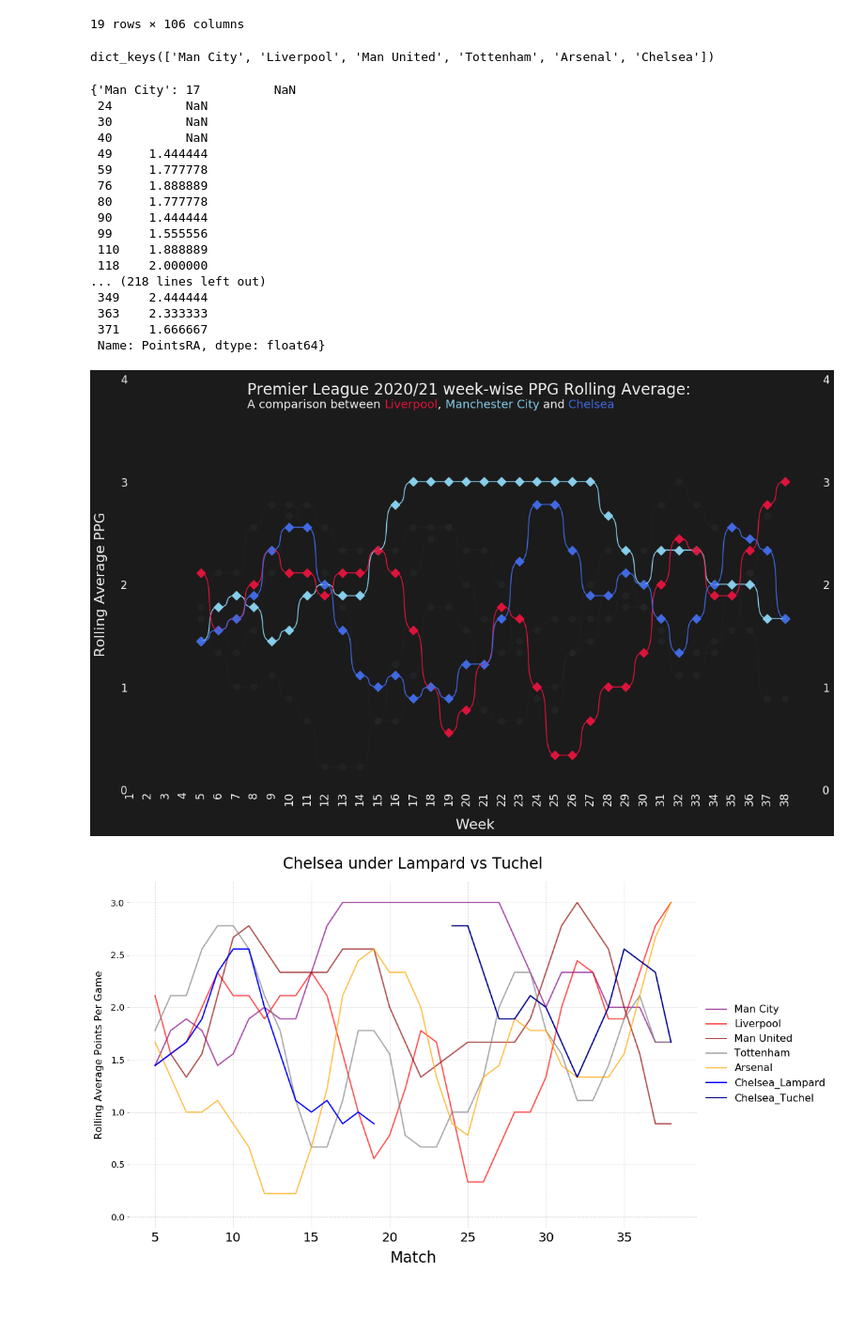
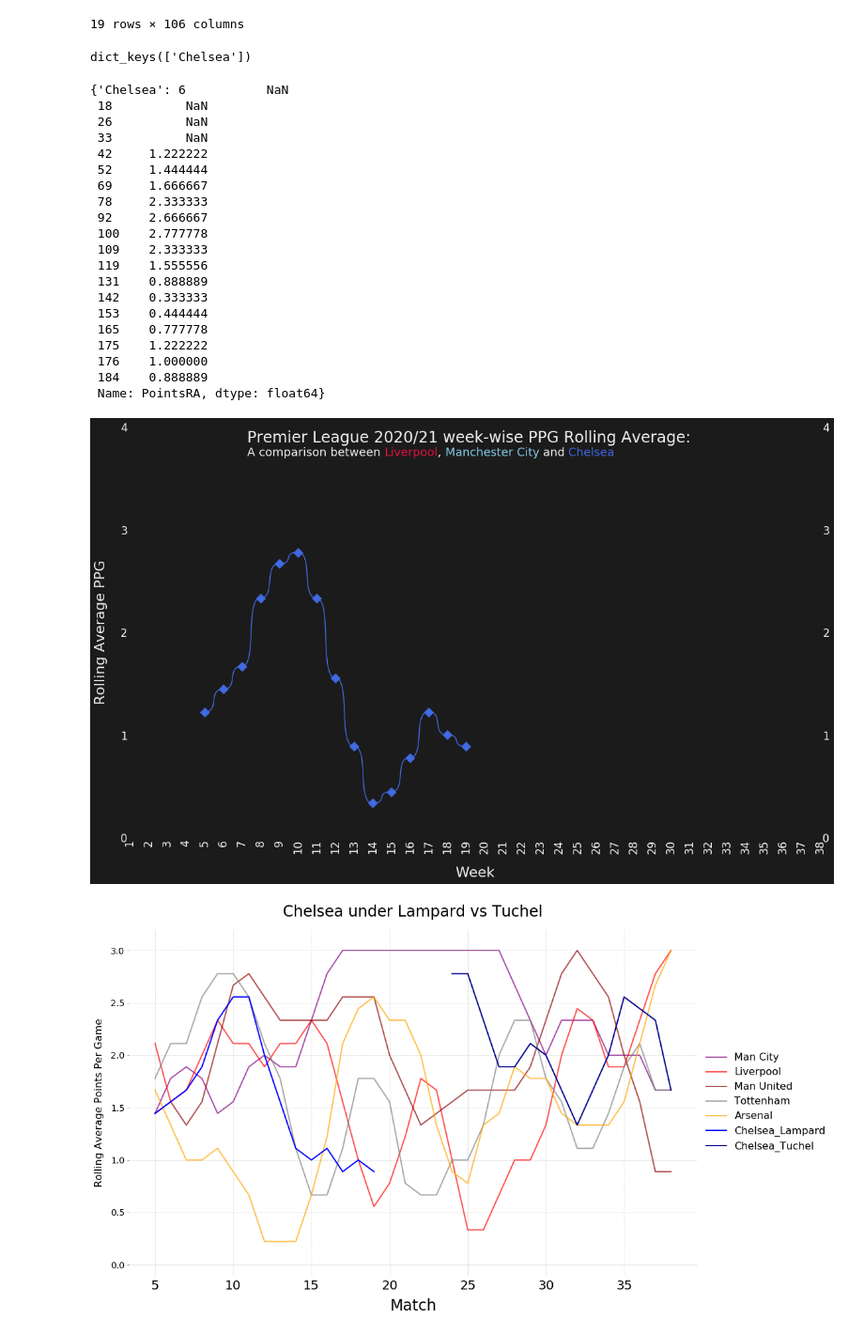
Before and after one commit to yashkarle/soccer-ds-stats, a Jupyter notebook: Projects/4UppsalaMMS/5_SimMatches/moving_average.ipynb, the cells around one changed output. Shown at 94% size. Saved outputs shown, nothing was run; the diff lists cells and outputs as text; code cells hidden in the pictures; blank space fills up the shorter version.

```diff
--- a/Projects/4UppsalaMMS/5_SimMatches/moving_average.ipynb
+++ b/Projects/4UppsalaMMS/5_SimMatches/moving_average.ipynb
@@ -15,7 +15,7 @@ from PIL import Image
 from mplsoccer import Bumpy, FontManager, add_image
 from highlight_text import fig_text
 # %%
-epl = pd.read_csv("https://www.football-data.co.uk/mmz4281/2021/E0.csv")
+epl = pd.read_csv("https://www.football-data.co.uk/mmz4281/2223/E0.csv")
 ep = epl[['HomeTeam','AwayTeam','FTHG','FTAG']]
 epl = epl.rename(columns={'FTHG': 'HomeGoals', 'FTAG': 'AwayGoals'})
 epl.head()
@@ -109,7 +109,7 @@ epl[(epl['HomeTeam']=='Chelsea_Tuchel') | (epl['AwayTeam']=='Chelsea_Tuchel')]
 19 rows × 106 columns
 # %%
 #Chelsea under Lampard vs Tuchel
-teams = ['Man City', 'Liverpool', 'Man United', 'Tottenham', 'Arsenal', 'Chelsea']
+teams = ['Chelsea']
 
 #dictionary to store data
 team_dfs = dict()
@@ -119,10 +119,11 @@ for team in teams:
     #get matches by this team
     matches = epl.loc[(epl['AwayTeam'] == team) | (epl['HomeTeam'] == team)]
     #auxilliary variable that will be helpful to plot
-    if (team == 'Chelsea_Tuchel'):
-        game = 19
-    else:
-        game = 0
+    # if (team == 'Chelsea_Tuchel'):
+    #     game = 19
+    # else:
+    #     game = 0
+    game = 0
     for i, match in matches.iterrows():
         game += 1
 
@@ -159,7 +160,7 @@ for team in teams:
 # %%
 team_dfs.keys()
 # %% [output]
-dict_keys(['Man City', 'Liverpool', 'Man United', 'Tottenham', 'Arsenal', 'Chelsea'])
+dict_keys(['Chelsea'])
 # %%
 season_dict = dict()
 for club in team_dfs.keys():
@@ -167,22 +168,25 @@ for club in team_dfs.keys():
 # %%
 season_dict
 # %% [output]
-{'Man City': 17          NaN
- 24          NaN
- 30          NaN
- 40          NaN
- 49     1.444444
- 59     1.777778
- 76     1.888889
- 80     1.777778
- 90     1.444444
- 99     1.555556
- 110    1.888889
- 118    2.000000
-... (218 lines left out)
- 349    2.444444
- 363    2.333333
- 371    1.666667
+{'Chelsea': 6           NaN
+ 18          NaN
+ 26          NaN
+ 33          NaN
+ 42     1.222222
+ 52     1.444444
+ 69     1.666667
+ 78     2.333333
+ 92     2.666667
+ 100    2.777778
+ 109    2.333333
+ 119    1.555556
+ 131    0.888889
+ 142    0.333333
+ 153    0.444444
+ 165    0.777778
+ 175    1.222222
+ 176    1.000000
+ 184    0.888889
  Name: PointsRA, dtype: float64}
 # %%
 font_normal = FontManager("https://raw.githubusercontent.com/google/fonts/main/apache/"
@@ -195,8 +199,8 @@ match_day = [str(num) for num in range(1, 39)]
 
 # highlight dict --> team to highlight and their corresponding colors
 highlight_dict = {
-    "Liverpool": "crimson",
-    "Man City": "skyblue",
+    # "Liverpool": "crimson",
+    # "Man City": "skyblue",
     "Chelsea": "royalblue"
 }
 
@@ -225,34 +229,34 @@ fig, ax = bumpy.plot(
     lw=1.5,   # linewidth of the connecting lines
     upside_down=True,
     # fontproperties=font_normal.prop,   # fontproperties for ticklables/labels
 )
 
 # title and subtitle
 TITLE = "Premier League 2020/21 week-wise PPG Rolling Average:"
 SUB_TITLE = "A comparison between <Liverpool>, <Manchester City> and <Chelsea>"
 
 # add title
 fig.text(0.21, 0.95, TITLE, size=24, color="#F2F2F2")
 
 # add subtitle
 fig_text(
     0.21, 0.94, SUB_TITLE, color="#F2F2F2",
     highlight_textprops=[{"color": 'crimson'}, {"color": 'skyblue'}, {"color": 'royalblue'}],
     size=18, fig=fig
 )
 
 # add image
 # fig = add_image(
 #      epl,
 #      fig,  # figure
 #      0.02, 0.9,  # left and bottom dimensions
 #      0.08, 0.08  # height and width values
 # )
 
 # if space is left in the plot use this
 plt.tight_layout(pad=0.5)
 # %% [output]
-[figure, old version]
+[figure, new version]
 # %%
 #create plot
 fig, ax = plt.subplots(figsize=(16, 10))
```
Also changed, not shown: parts of 2 cells of this notebook, 4 other files.
